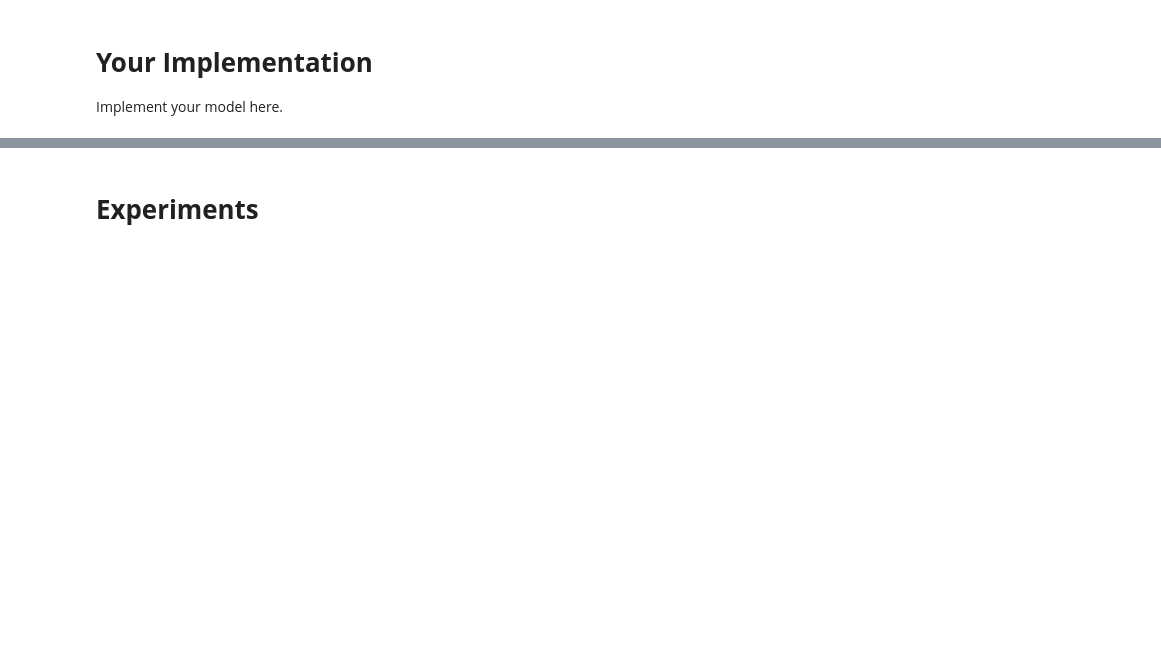
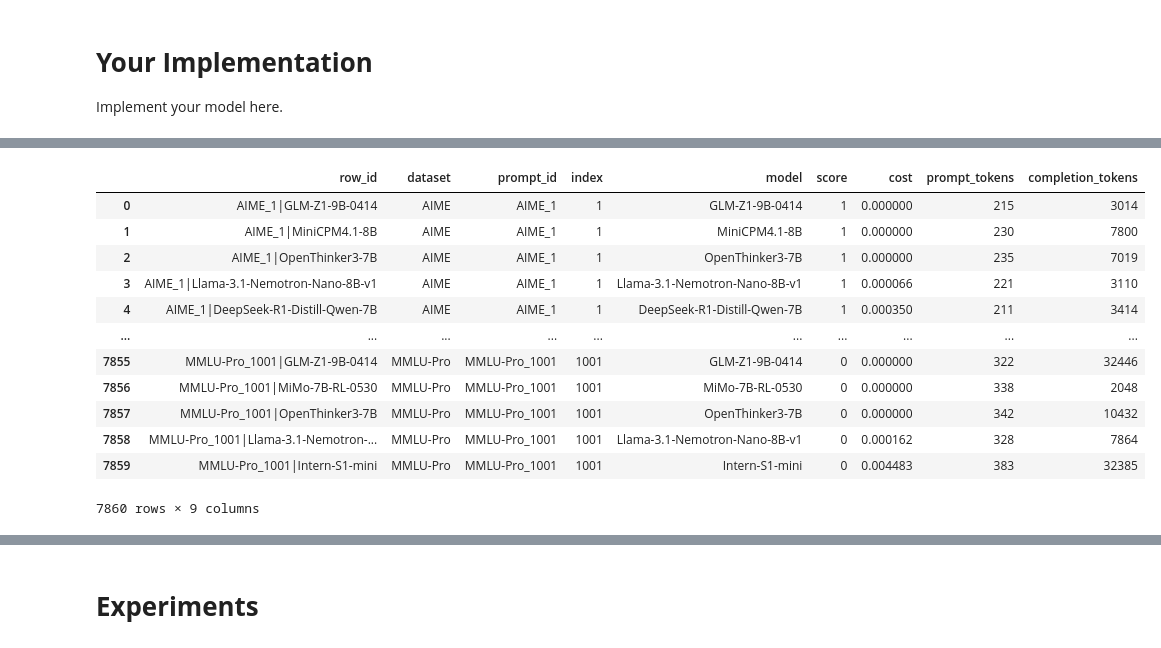
Before and after one commit to xxyy-x/LLM-Optimization, a Jupyter notebook: Project26_Starter_Code.ipynb, the cells around one changed output, grey strips where cells are left out. Saved outputs shown, nothing was run; the diff lists cells and outputs as text; code cells hidden in the pictures; blank space fills up the shorter version.

```diff
--- a/Project26_Starter_Code.ipynb
+++ b/Project26_Starter_Code.ipynb
@@ -427,0 +617,23 @@ Implement your model here.
+# %%
+def summarize_pool_budget_results(results):
+    rows = []
+
+    for r in results:
+        rows.append({
+            "K": r["K"],
+            "budget": r["budget"],
+            "avg_score": r["avg_score"],
+            "avg_cost": r["avg_cost"],
+            "num_selected_models": len(r["selected_models"]),
+            "selected_models": ", ".join(r["selected_models"])
+        })
+
+    summary_df = pd.DataFrame(rows)
+    summary_df = summary_df.sort_values("K").reset_index(drop=True)
+
+    return summary_df
+
+summary_df = summarize_pool_budget_results(results)
+
+pd.set_option("display.max_colwidth", None)
+summary_df
@@ -427,0 +726,16 @@ Implement your model here.
+# %%
+df
+# %% [output]
+|  | row_id | dataset | prompt_id | index | model | score | cost | prompt_tokens | completion_tokens |
+| 0 | AIME_1|GLM-Z1-9B-0414 | AIME | AIME_1 | 1 | GLM-Z1-9B-0414 | 1 | 0.000000 | 215 | 3014 |
+| 1 | AIME_1|MiniCPM4.1-8B | AIME | AIME_1 | 1 | MiniCPM4.1-8B | 1 | 0.000000 | 230 | 7800 |
+| 2 | AIME_1|OpenThinker3-7B | AIME | AIME_1 | 1 | OpenThinker3-7B | 1 | 0.000000 | 235 | 7019 |
+| 3 | AIME_1|Llama-3.1-Nemotron-Nano-8B-v1 | AIME | AIME_1 | 1 | Llama-3.1-Nemotron-Nano-8B-v1 | 1 | 0.000066 | 221 | 3110 |
+| 4 | AIME_1|DeepSeek-R1-Distill-Qwen-7B | AIME | AIME_1 | 1 | DeepSeek-R1-Distill-Qwen-7B | 1 | 0.000350 | 211 | 3414 |
+| ... | ... | ... | ... | ... | ... | ... | ... | ... | ... |
+| 7855 | MMLU-Pro_1001|GLM-Z1-9B-0414 | MMLU-Pro | MMLU-Pro_1001 | 1001 | GLM-Z1-9B-0414 | 0 | 0.000000 | 322 | 32446 |
+| 7856 | MMLU-Pro_1001|MiMo-7B-RL-0530 | MMLU-Pro | MMLU-Pro_1001 | 1001 | MiMo-7B-RL-0530 | 0 | 0.000000 | 338 | 2048 |
+| 7857 | MMLU-Pro_1001|OpenThinker3-7B | MMLU-Pro | MMLU-Pro_1001 | 1001 | OpenThinker3-7B | 0 | 0.000000 | 342 | 10432 |
+| 7858 | MMLU-Pro_1001|Llama-3.1-Nemotron-... | MMLU-Pro | MMLU-Pro_1001 | 1001 | Llama-3.1-Nemotron-Nano-8B-v1 | 0 | 0.000162 | 328 | 7864 |
+| 7859 | MMLU-Pro_1001|Intern-S1-mini | MMLU-Pro | MMLU-Pro_1001 | 1001 | Intern-S1-mini | 0 | 0.004483 | 383 | 32385 |
+7860 rows × 9 columns
```
Also changed, not shown: parts of 9 cells of this notebook.
